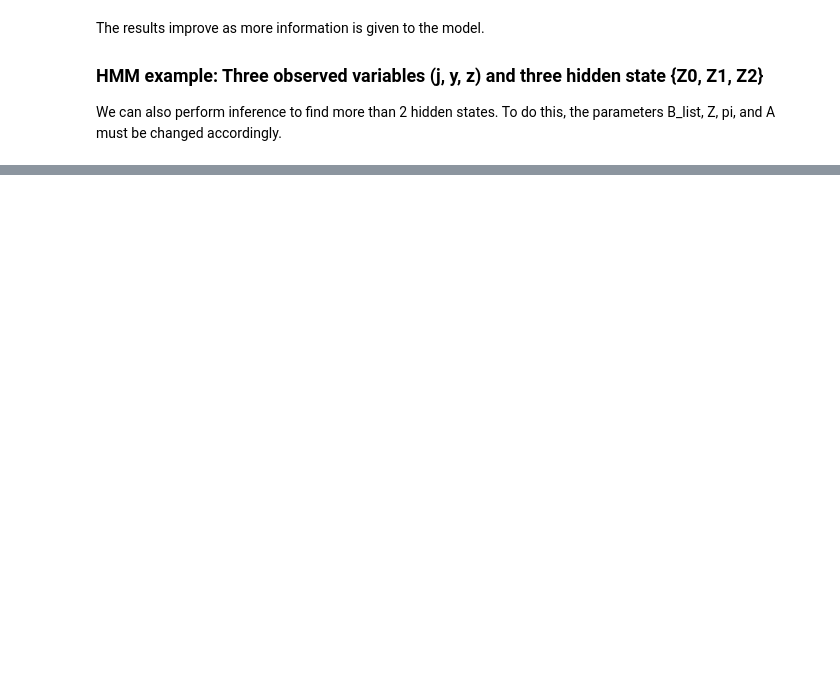
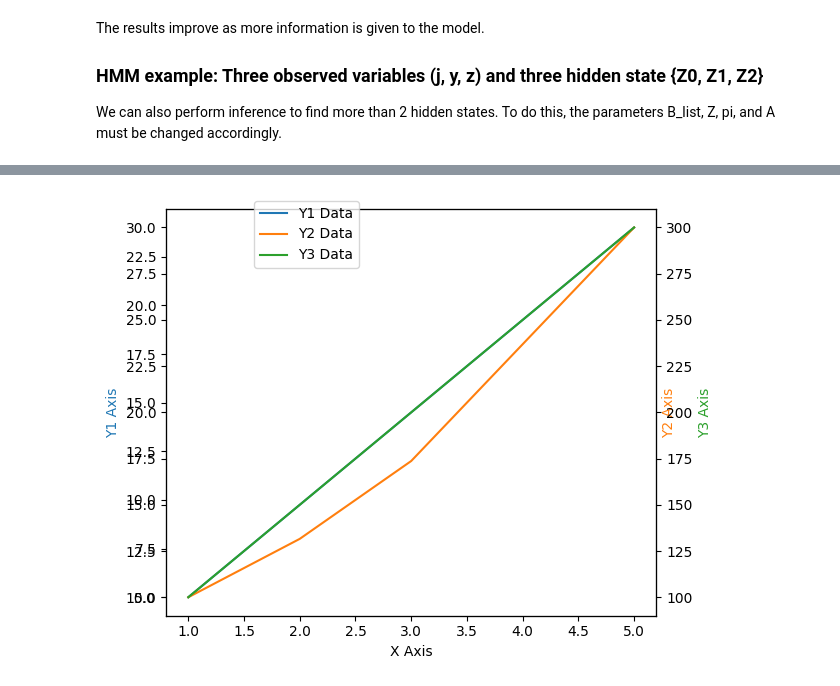
Before and after one commit to george-stanley/hmmBaumWelch, a Jupyter notebook: examples/example_implementation.ipynb, the cells around one changed output, grey strips where cells are left out. Saved outputs shown, nothing was run; the diff lists cells and outputs as text; code cells hidden in the pictures; blank space fills up the shorter version.

```diff
--- a/examples/example_implementation.ipynb
+++ b/examples/example_implementation.ipynb
@@ -302,0 +314,40 @@ Early stopping converged on iteration 49.
+# %%
+import matplotlib.pyplot as plt
+
+# Sample data
+x = [1, 2, 3, 4, 5]
+y1 = [10, 15, 20, 25, 30]
+y2 = [5, 8, 12, 18, 24]
+y3 = [100, 150, 200, 250, 300]
+
+fig, ax1 = plt.subplots()
+
+# Plot data on the first y-axis
+ax1.plot(x, y1, color='tab:blue', label='Y1 Data')
+ax1.set_xlabel('X Axis')
+ax1.set_ylabel('Y1 Axis', color='tab:blue')
+
+# Create a twin axes for the first y-axis (second y-axis)
+ax2 = ax1.twinx()
+
+# Plot data on the second y-axis
+ax2.plot(x, y2, color='tab:orange', label='Y2 Data')
+ax2.set_ylabel('Y2 Axis', color='tab:orange')
+
+# Create another twin axes for the second y-axis (third y-axis on the right)
+ax3 = ax2.twinx()
+
+# Plot data on the third y-axis
+ax3.plot(x, y3, color='tab:green', label='Y3 Data')
+ax3.set_ylabel('Y3 Axis', color='tab:green')
+
+# Adjust the position of the third y-axis
+ax3_pos = ax3.get_position()
+ax3.set_position([ax3_pos.x0 + 0.1, ax3_pos.y0, ax3_pos.width, ax3_pos.height])
+
+# Show the legend and display the plot
+fig.tight_layout()
+fig.legend(loc='upper left', bbox_to_anchor=(0.15, 1))
+plt.show()
+# %% [output]
+[figure, added]
```
Also changed, not shown: parts of 6 cells of this notebook, 1 other file.
